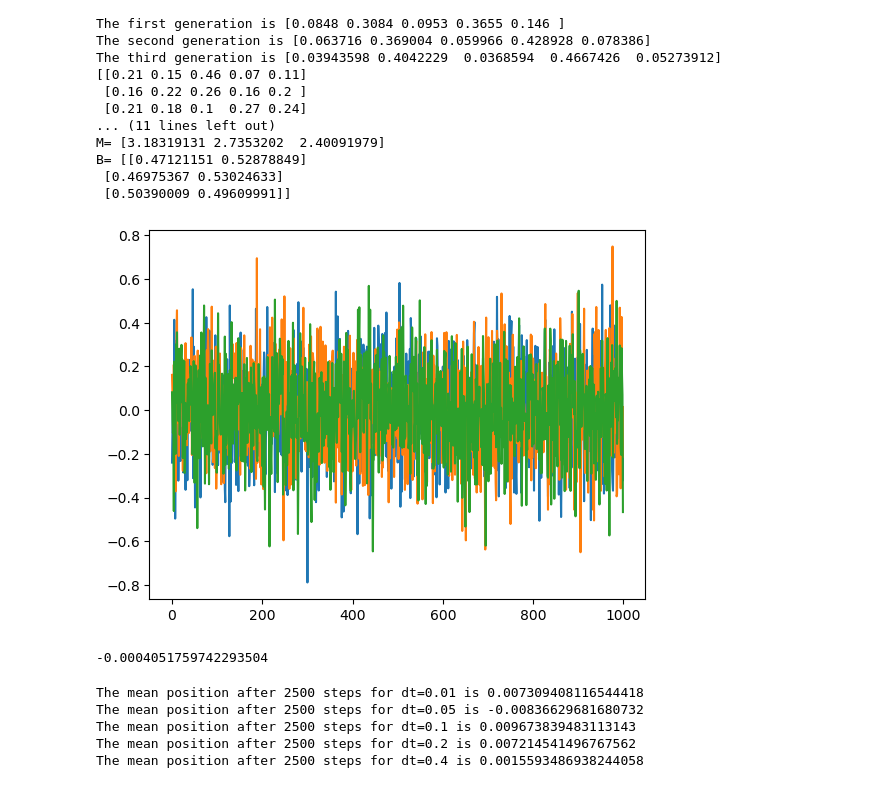
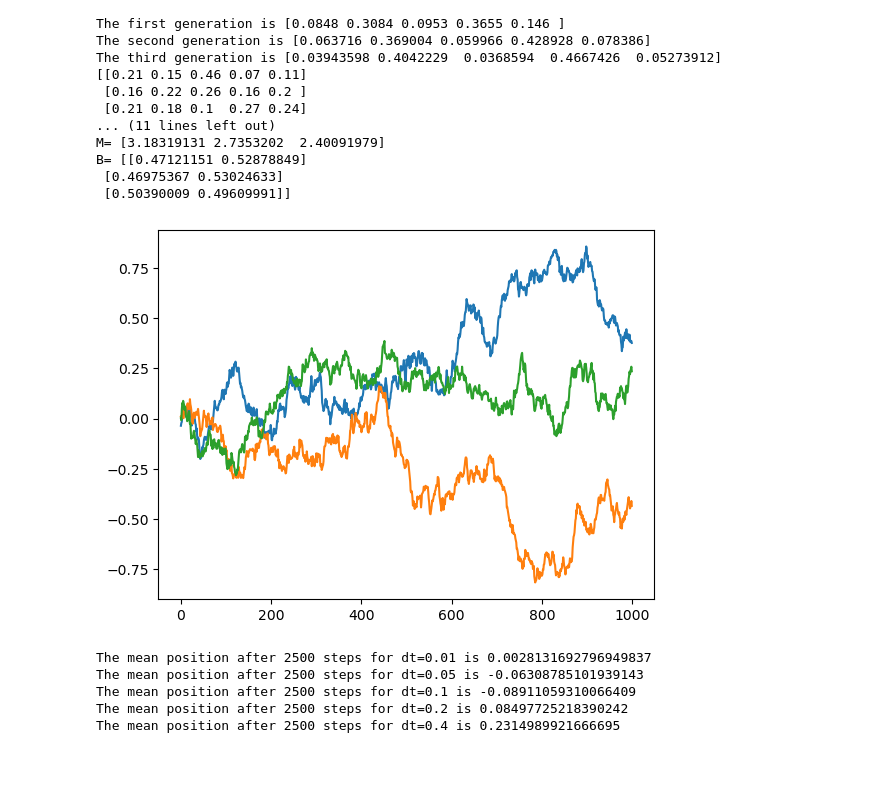
Before and after one commit to Ex3ter/MATPMD4-Assignment-1, a Jupyter notebook: MATPMD4_Assignment1_3503521.i.ipynb, the cells around one changed output. Saved outputs shown, nothing was run; the diff lists cells and outputs as text; code cells hidden in the pictures.

Commit message:
Version 6
Started work on question 4.  Metropolis-Hastings code is throwing an error I can't figure out.

```diff
--- a/MATPMD4_Assignment1_3503521.i.ipynb
+++ b/MATPMD4_Assignment1_3503521.i.ipynb
@@ -131,38 +126,35 @@ for i in range(N):
 # %%
 #c.
-
-#IS THIS SUPPOSED TO BE X=X+ FUNCTION?  IS THIS SUPPOSED TO DEPEND ON PREVIOUS VALUES? ################################################################
 
 #I decided to make it a function to make rerunning it easier
 def Q3c_walk(dt):
     N=1000
     t=0
     alpha=350/100
     beta=521/100
     vals=[]
     x=0
     dt=dt
     for i in range(N):
         t=i*dt
-        x=(1/alpha)*np.sin(x)*np.cos(t)*dt+(1/beta)*np.random.normal(0,1)
+        x=x+(1/alpha)*np.sin(x)*np.cos(t)*dt+(1/beta)*np.random.normal(0,np.sqrt(dt))
         vals.append(x)
     return(vals)
 
-walk1=Q3_walk(0.01)
-walk2=Q3_walk(0.01)
-walk3=Q3_walk(0.01)
+walk1=Q3c_walk(0.01)
+walk2=Q3c_walk(0.01)
+walk3=Q3c_walk(0.01)
 plt.plot(walk1)
 plt.plot(walk2)
 plt.plot(walk3)
 plt.show()
 
 #The three lines differ because they have a random component.
 # %% [output]
-[figure, old version]
+[figure, new version]
--0.0004051759742293504
 # %%
 #d.
-#I only need the last value of each walk, so remove vals and reinsert the x+
+#I only need the last value of each walk, so remove vals
 def Q3d_walk(dt):
     N=2500
     t=0
@@ -172,7 +164,7 @@ def Q3d_walk(dt):
     dt=dt
     for i in range(N):
         t=i*dt
-        x=(1/alpha)*np.sin(x)*np.cos(t)*dt+(1/beta)*np.random.normal(0,1)
+        x=x+(1/alpha)*np.sin(x)*np.cos(t)*dt+(1/beta)*np.random.normal(0,np.sqrt(dt))
     return(x)
 
 #Running this can take a few seconds.  Its doing 12.5 million calculations, so give it its time.
@@ -208,13 +200,14 @@ for i in range(1000):
     vals.append(temp)
 print(f"The mean position after 2500 steps for dt=0.4 is",np.mean(vals))
 
-#This is more or less what I expected.  Over time, the values will logically trend toward 0 due to the oscillation and random Normal components.
+#This is somewhat what I expected.  They all tend towards roughly 1/beta,
+#which makes sense as the main function oscillates while 1/beta has only a random component.
 # %% [output]
-The mean position after 2500 steps for dt=0.01 is 0.007309408116544418
-The mean position after 2500 steps for dt=0.05 is -0.00836629681680732
-The mean position after 2500 steps for dt=0.1 is 0.009673839483113143
-The mean position after 2500 steps for dt=0.2 is 0.007214541496767562
-The mean position after 2500 steps for dt=0.4 is 0.0015593486938244058
+The mean position after 2500 steps for dt=0.01 is 0.0028131692796949837
+The mean position after 2500 steps for dt=0.05 is -0.06308785101939143
+The mean position after 2500 steps for dt=0.1 is -0.08911059310066409
+The mean position after 2500 steps for dt=0.2 is 0.08497725218390242
+The mean position after 2500 steps for dt=0.4 is 0.2314989921666695
 # %%
 #e.
 
```
Also changed, not shown: parts of 5 cells of this notebook.
